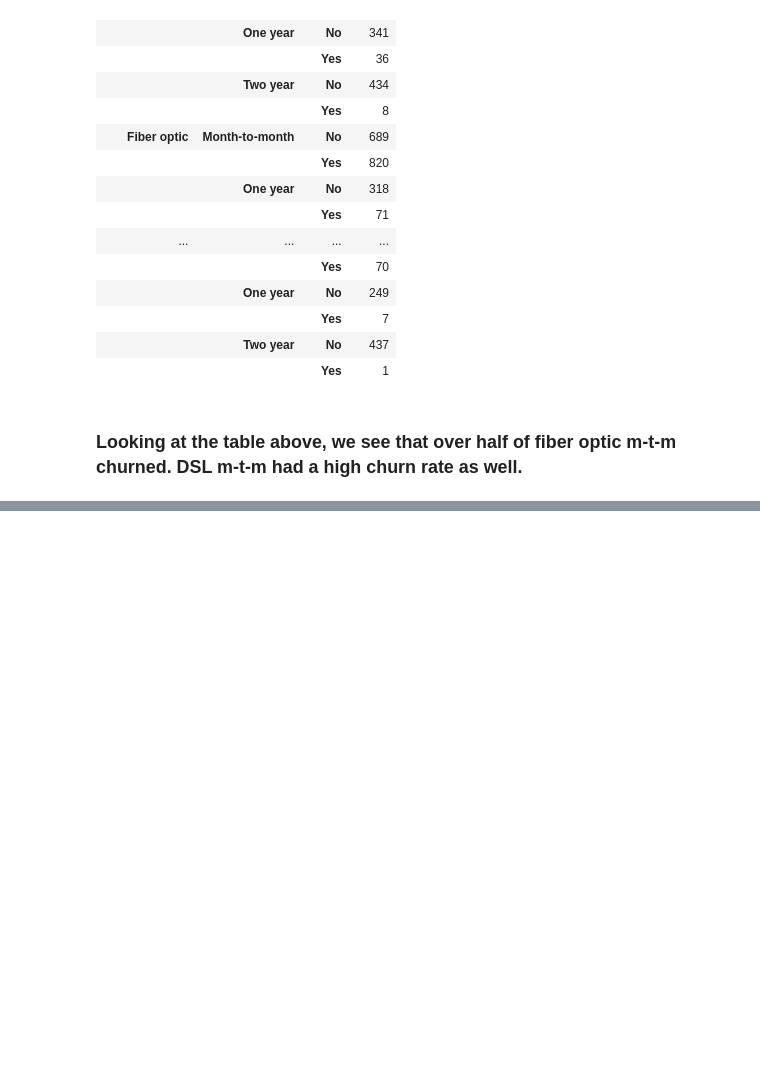
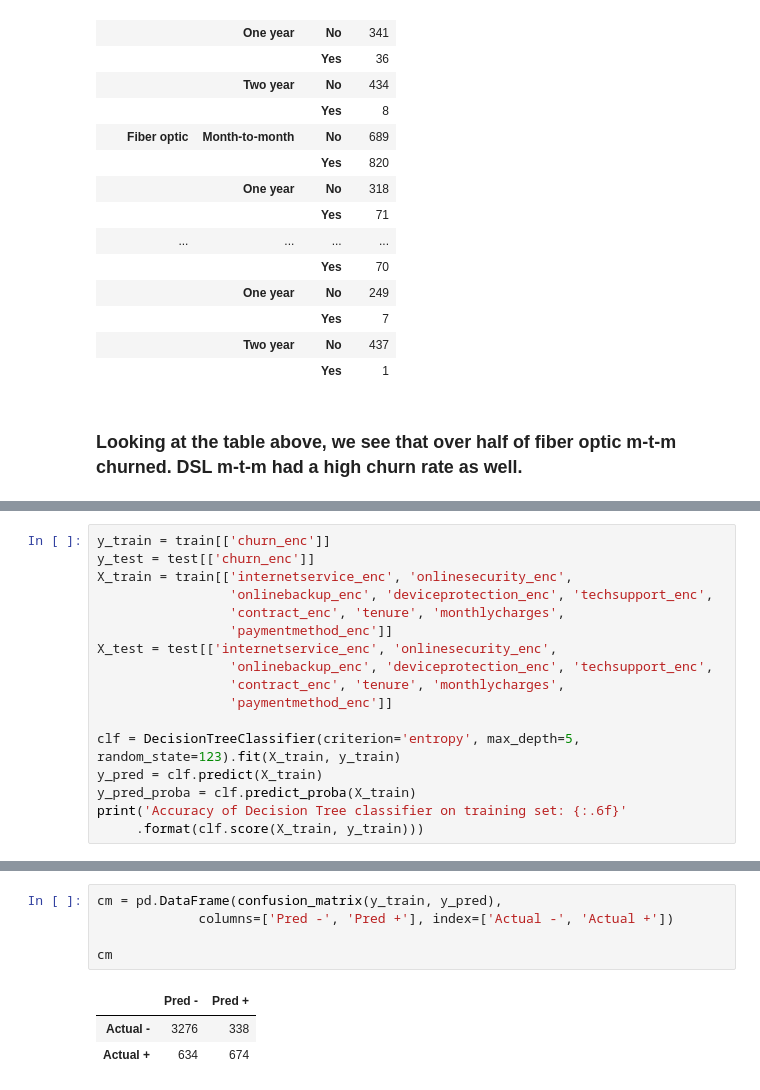
Before and after one commit to josephburton06/telco_customer_churn, a Jupyter notebook: exploration_bank_churn.ipynb, the cells around one changed output, grey strips where cells are left out. Cells and saved outputs as stored; diff of their text form; blank space fills up the shorter version.

```diff
--- a/exploration_bank_churn.ipynb
+++ b/exploration_bank_churn.ipynb
@@ -291,0 +323,17 @@ list(df[df.columns[df.nunique()<5]].select_dtypes(include=['object']).columns )
+# %%
+y_train = train[['churn_enc']]
+y_test = test[['churn_enc']]
+X_train = train[['internetservice_enc', 'onlinesecurity_enc',
+                 'onlinebackup_enc', 'deviceprotection_enc', 'techsupport_enc',
+                 'contract_enc', 'tenure', 'monthlycharges',
+                 'paymentmethod_enc']]
+X_test = test[['internetservice_enc', 'onlinesecurity_enc',
+                 'onlinebackup_enc', 'deviceprotection_enc', 'techsupport_enc',
+                 'contract_enc', 'tenure', 'monthlycharges',
+                 'paymentmethod_enc']]
+
+clf = DecisionTreeClassifier(criterion='entropy', max_depth=5, random_state=123).fit(X_train, y_train)
+y_pred = clf.predict(X_train)
+y_pred_proba = clf.predict_proba(X_train)
+print('Accuracy of Decision Tree classifier on training set: {:.6f}'
+     .format(clf.score(X_train, y_train)))
@@ -291,0 +353,9 @@ list(df[df.columns[df.nunique()<5]].select_dtypes(include=['object']).columns )
+# %%
+cm = pd.DataFrame(confusion_matrix(y_train, y_pred),
+             columns=['Pred -', 'Pred +'], index=['Actual -', 'Actual +'])
+
+cm
+# %% [output]
+|  | Pred - | Pred + |
+| Actual - | 3276 | 338 |
+| Actual + | 634 | 674 |
```
Also changed, not shown: parts of 15 cells of this notebook.
